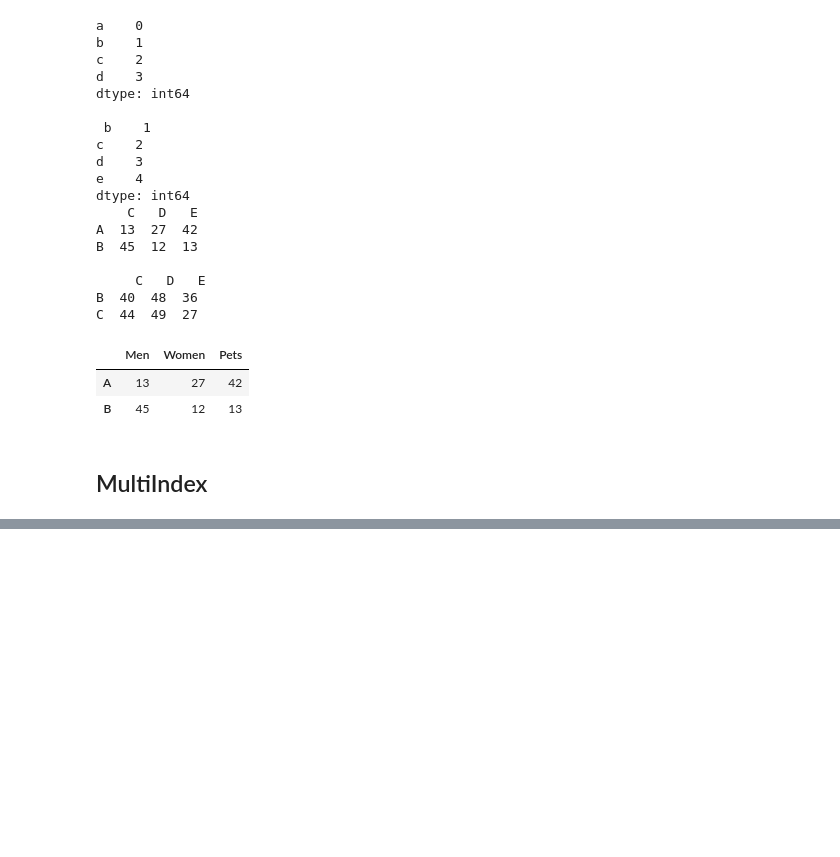
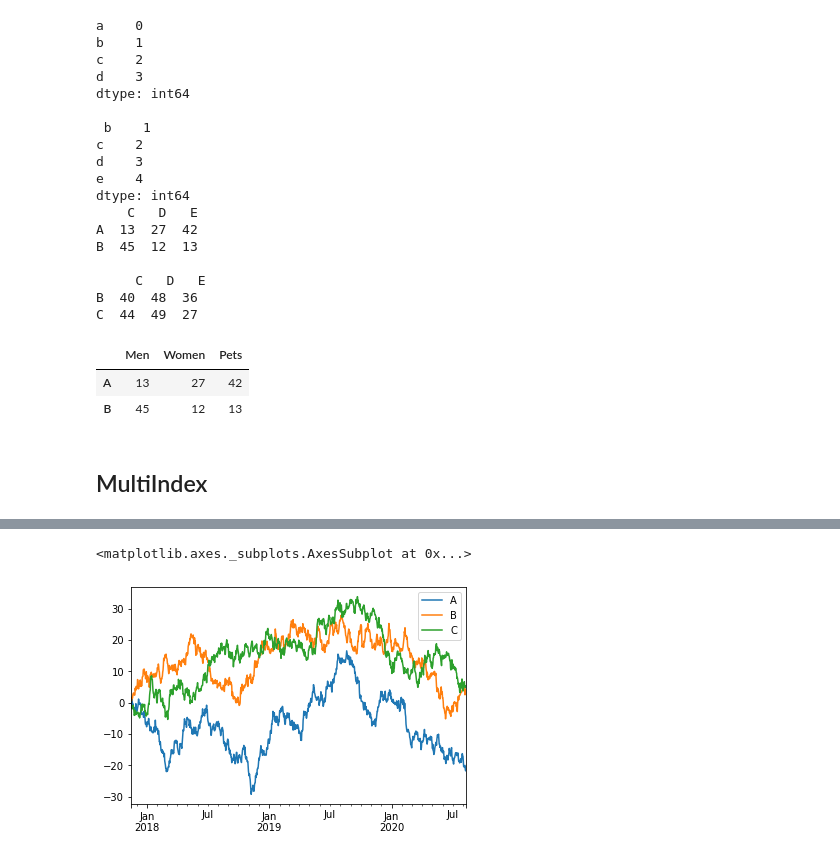
Before and after one commit to tyrchen/jupyter, a Jupyter notebook: learning_pandas.ipynb, the cells around one changed output, grey strips where cells are left out. Saved outputs shown, nothing was run; the diff lists cells and outputs as text; code cells hidden in the pictures; blank space fills up the shorter version.

```diff
--- a/learning_pandas.ipynb
+++ b/learning_pandas.ipynb
@@ -531,0 +609,7 @@ MultiIndex([('Day 1', 1),
+# %%
+df5 = pd.DataFrame(np.random.randn(1000, 3), index=pd.date_range('11/15/2017', periods=1000), columns=list('ABC'))
+df5 = df5.cumsum()
+df5.plot()
+# %% [output]
+<matplotlib.axes._subplots.AxesSubplot at 0x...>
+[figure, added]
```
Also changed, not shown: parts of 11 cells of this notebook, 8 other files.
